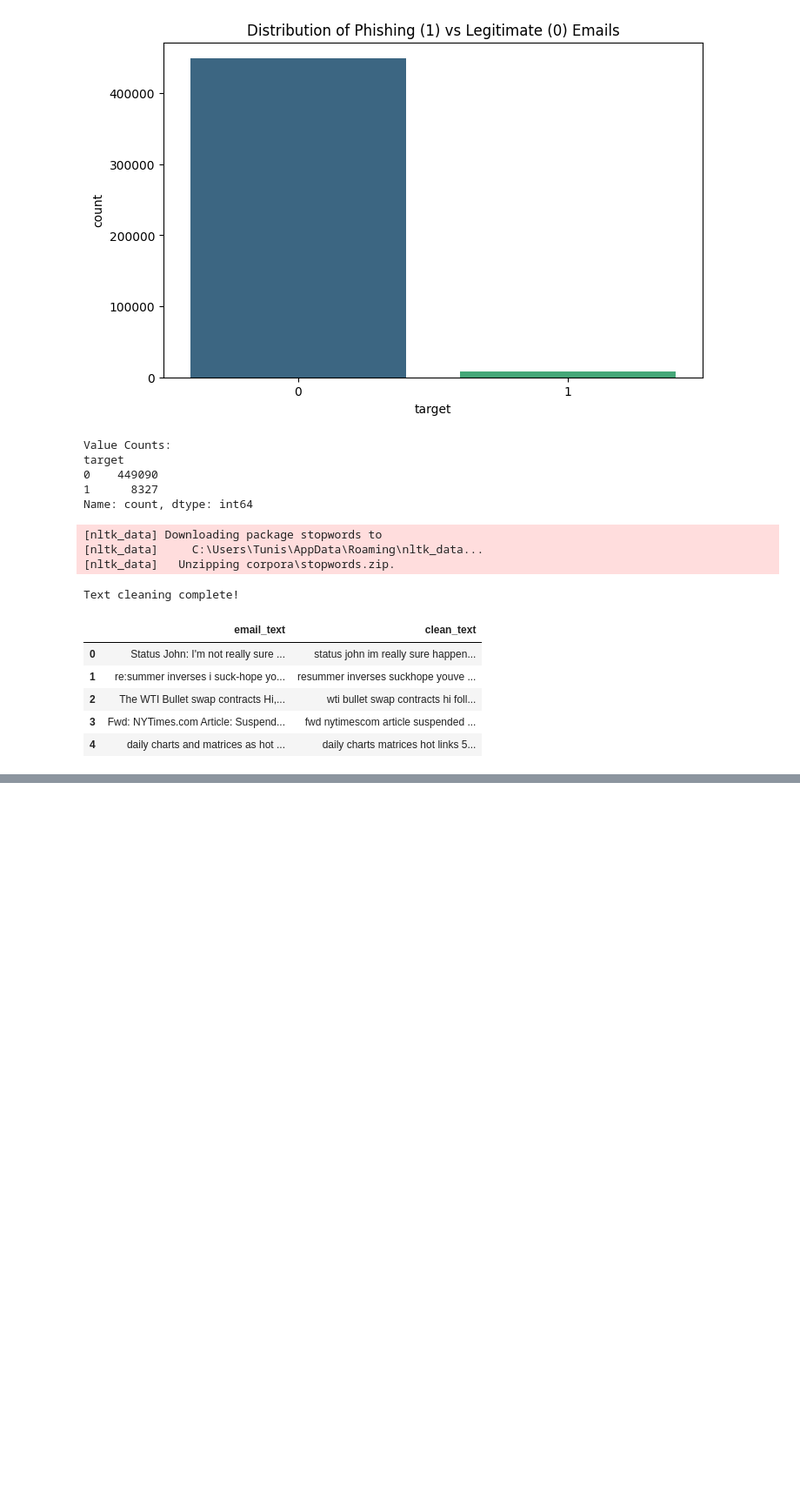
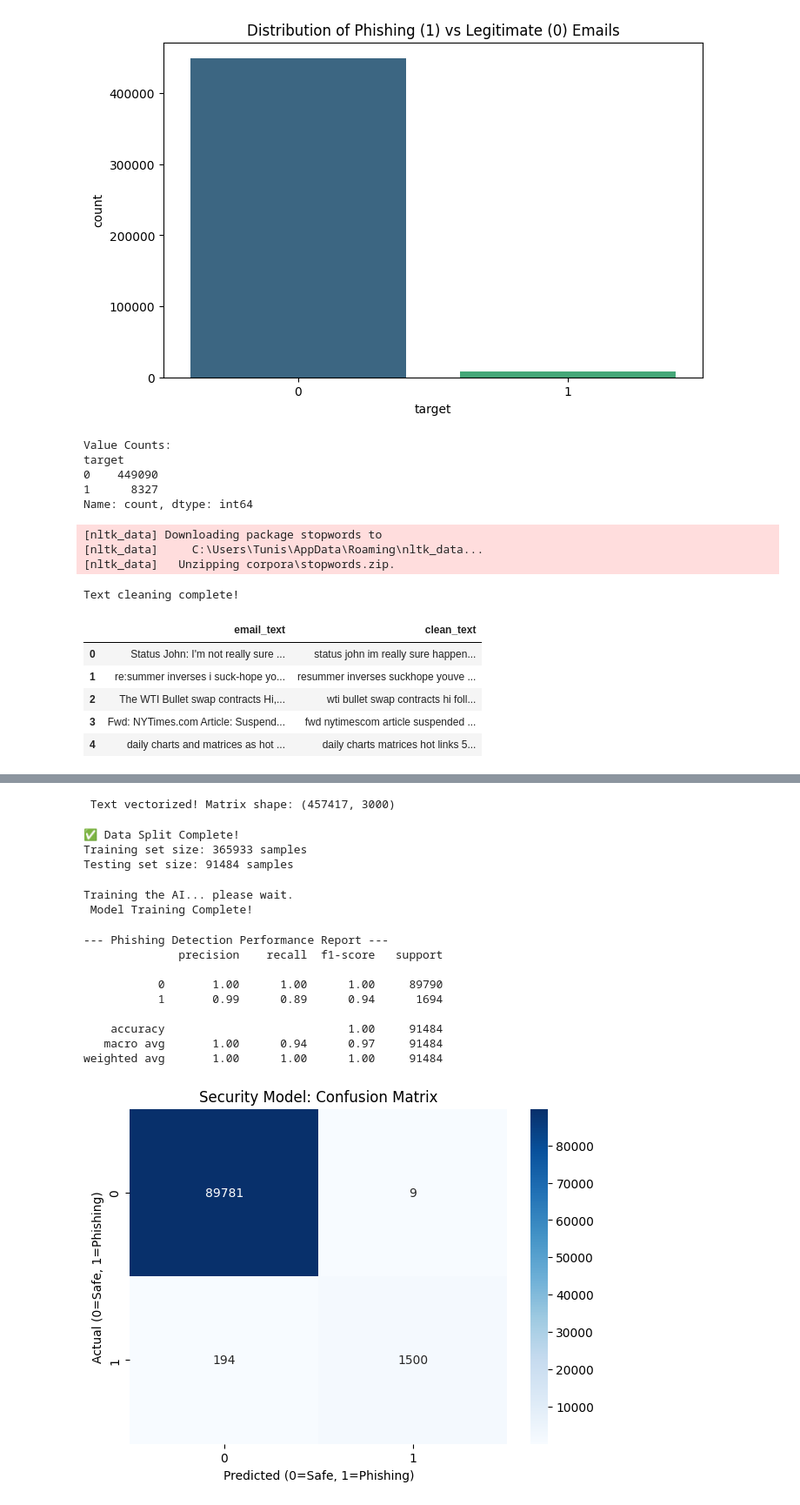
Before and after one commit to chaima-khoualdia/Security-Projectt, a Jupyter notebook: .ipynb, the cells around one changed output, grey strips where cells are left out. Shown at 87% size. Saved outputs shown, nothing was run; the diff lists cells and outputs as text; code cells hidden in the pictures; blank space fills up the shorter version.

Commit message:
Complete Phase 3 & 4: Feature engineering, Vectorization, and Random Forest training (97% Accuracy)

```diff
--- a/.ipynb
+++ b/.ipynb
@@ -109,0 +133,72 @@ Text cleaning complete!
+# %%
+from sklearn.feature_extraction.text import TfidfVectorizer
+
+# Initialize the Vectorizer
+# max_features=3000 keeps the most important words and ignores rare typos
+tfidf = TfidfVectorizer(max_features=3000)
+
+# Transform the cleaned text into a numerical matrix (X)
+X_text = tfidf.fit_transform(df['clean_text'])
+
+print(f" Text vectorized! Matrix shape: {X_text.shape}")
+# %% [output]
+ Text vectorized! Matrix shape: (457417, 3000)
+# %%
+from sklearn.model_selection import train_test_split
+
+# Y is our target (0 for safe, 1 for phishing)
+y = df['target']
+
+# We use 80% of data to train and 20% to test
+X_train, X_test, y_train, y_test = train_test_split(X_text, y, test_size=0.2, random_state=42)
+
+print(f" Data Split Complete!")
+print(f"Training set size: {X_train.shape[0]} samples")
+print(f"Testing set size: {X_test.shape[0]} samples")
+# %% [output]
+✅ Data Split Complete!
+Training set size: 365933 samples
+Testing set size: 91484 samples
+# %%
+from sklearn.ensemble import RandomForestClassifier
+from sklearn.metrics import classification_report, confusion_matrix
+
+# 1. Initialize the model
+model = RandomForestClassifier(n_estimators=100, random_state=42)
+
+# 2. Train the model
+print("Training the AI... please wait.")
+model.fit(X_train, y_train)
+
+print(" Model Training Complete!")
+# %% [output]
+Training the AI... please wait.
+ Model Training Complete!
+# %%
+from sklearn.metrics import classification_report, confusion_matrix
+
+# 1. Prediction
+y_pred = model.predict(X_test)
+
+# 2. Detailed Metrics
+print("--- Phishing Detection Performance Report ---")
+print(classification_report(y_test, y_pred))
+
+# 3. Visualization
+plt.figure(figsize=(7,5))
+sns.heatmap(confusion_matrix(y_test, y_pred), annot=True, fmt='d', cmap='Blues')
+plt.xlabel('Predicted (0=Safe, 1=Phishing)')
+plt.ylabel('Actual (0=Safe, 1=Phishing)')
+plt.title('Security Model: Confusion Matrix')
+plt.show()
+# %% [output]
+--- Phishing Detection Performance Report ---
+              precision    recall  f1-score   support
+
+           0       1.00      1.00      1.00     89790
+           1       0.99      0.89      0.94      1694
+
+    accuracy                           1.00     91484
+   macro avg       1.00      0.94      0.97     91484
+weighted avg       1.00      1.00      1.00     91484
+[figure, added]
```
Also changed, not shown: parts of 4 cells of this notebook, 2 other files.
